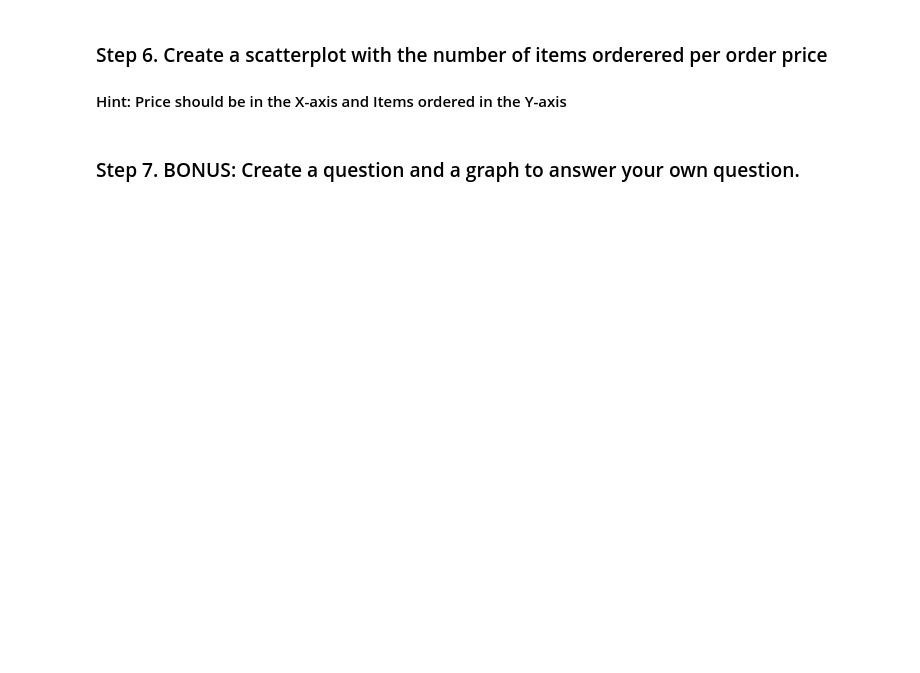
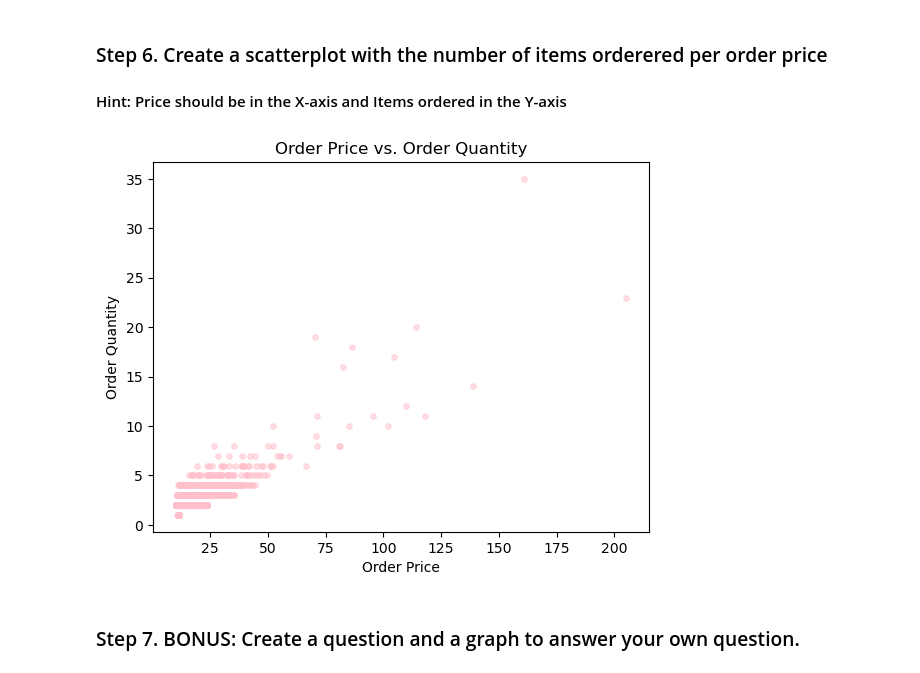
Before and after one commit to jianingni/pandas_exercises, a Jupyter notebook: 07_Visualization/Chipotle/Exercises.ipynb, the cells around one changed output. Saved outputs shown, nothing was run; the diff lists cells and outputs as text; code cells hidden in the pictures; blank space fills up the shorter version.

```diff
--- a/07_Visualization/Chipotle/Exercises.ipynb
+++ b/07_Visualization/Chipotle/Exercises.ipynb
@@ -46,5 +54,18 @@ ImportError: numpy.core.multiarray failed to import
 # %% [markdown]
 ### Step 6. Create a scatterplot with the number of items orderered per order price
 #### Hint: Price should be in the X-axis and Items ordered in the Y-axis
+# %%
+chipo.item_price = chipo.item_price.apply(lambda x: float(x[1:-1]))
+
+orders = chipo.groupby('order_id').sum()
+orders
+
+plt.scatter(x=orders.item_price, y=orders.quantity, s=15, c='pink', alpha=0.5)
+plt.xlabel('Order Price')
+plt.ylabel('Order Quantity')
+plt.title('Order Price vs. Order Quantity')
+plt.show()
+# %% [output]
+[figure, added]
 # %% [markdown]
 ### Step 7. BONUS: Create a question and a graph to answer your own question.
```
Also changed, not shown: parts of 10 cells of this notebook, 4 other files.
